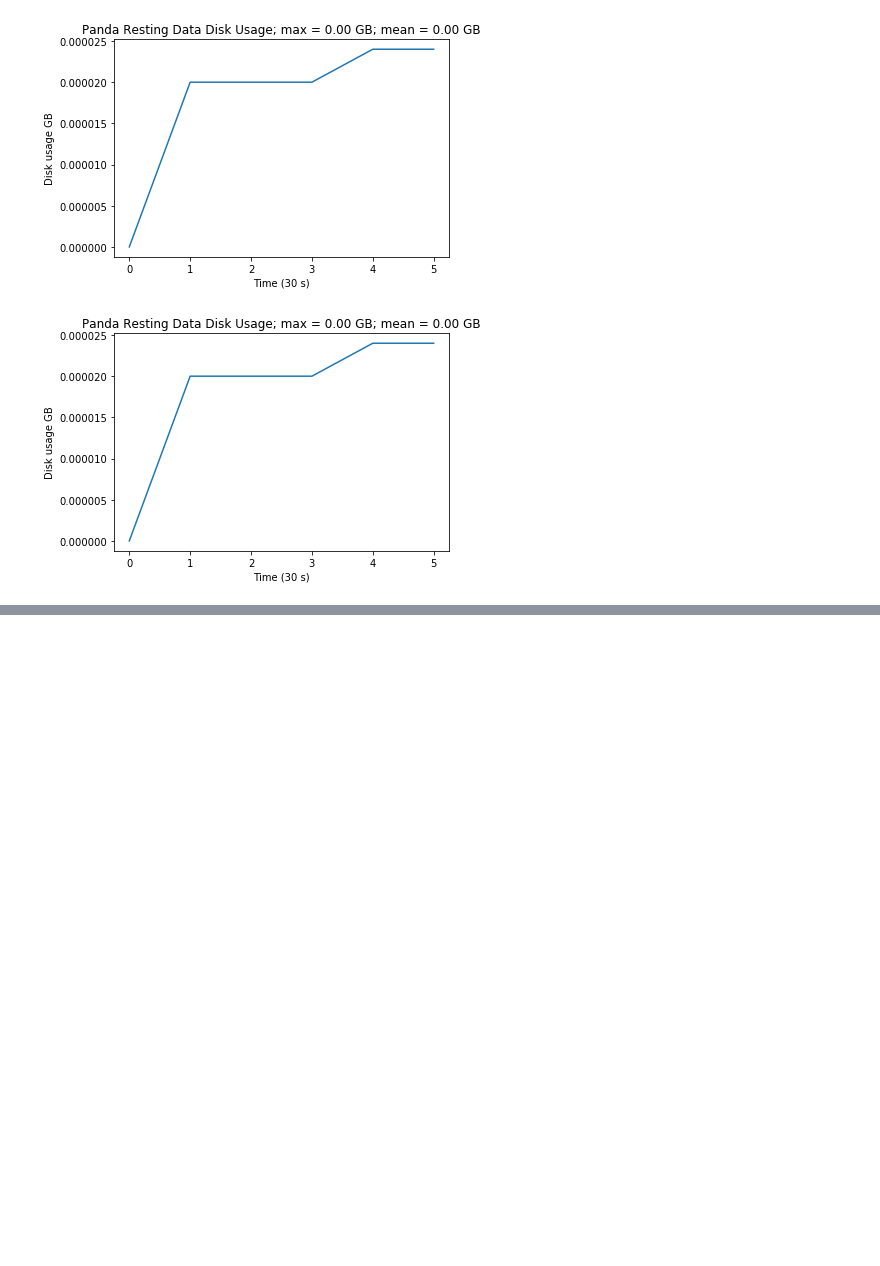
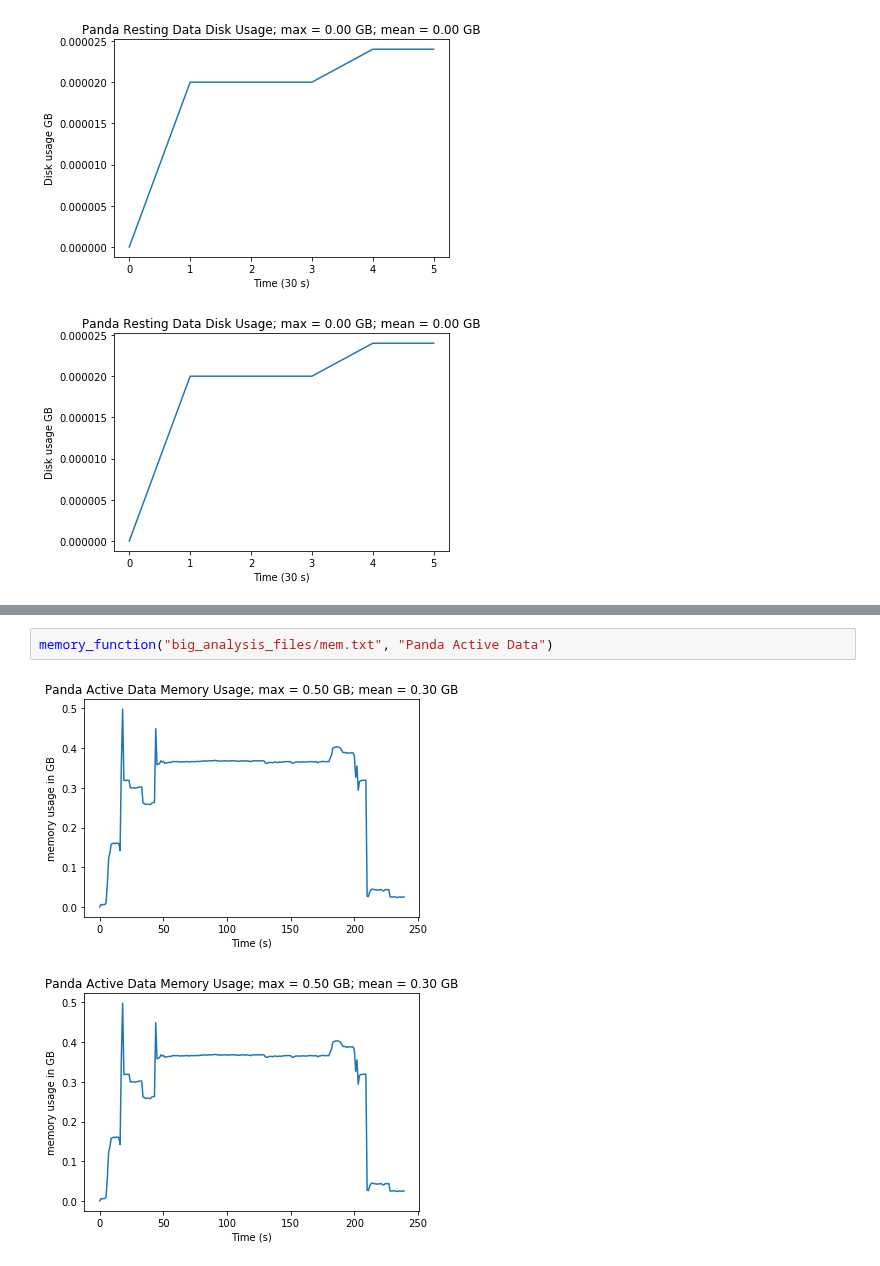
Before and after one commit to NeuroDataDesign/orange-panda-f16s17, a Jupyter notebook: web/env_monitor/specs.ipynb, the cells around one changed output, grey strips where cells are left out. Drawn from its saved outputs; the diff is of its cells as text; blank space fills up the shorter version.

```diff
--- a/web/env_monitor/specs.ipynb
+++ b/web/env_monitor/specs.ipynb
@@ -156,0 +164,5 @@ disk_function("analysis_files/disk.txt", "Panda Resting Data")
+# %%
+memory_function("big_analysis_files/mem.txt", "Panda Active Data")
+# %% [output]
+[figure, added]
+[figure, added]
```
Also changed, not shown: parts of 7 cells of this notebook, 7 other files.
